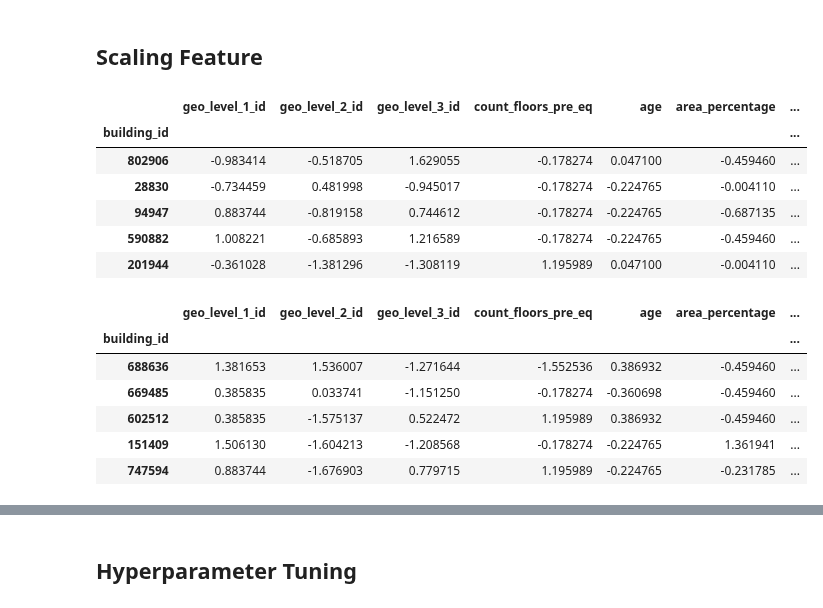
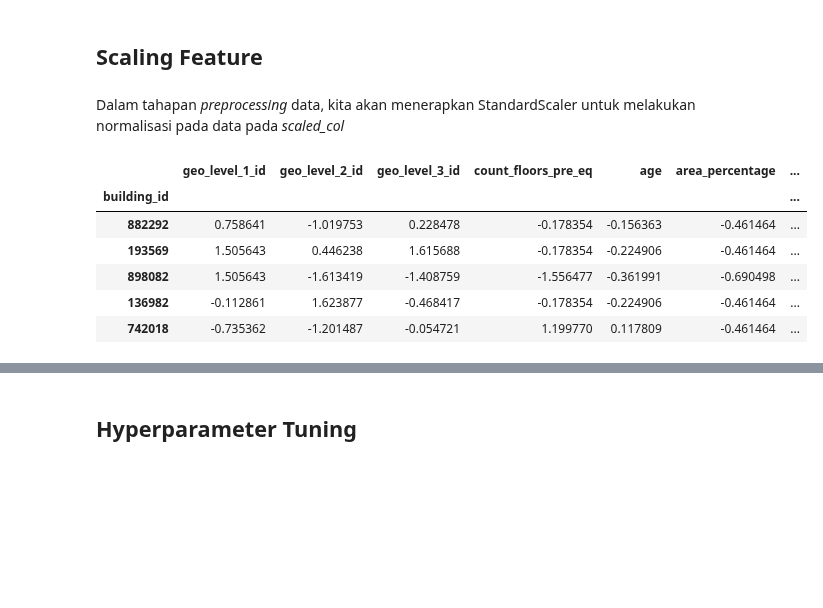
Before and after one commit to ReynaraEzra/Richter-Earthquake-Prediction, a Jupyter notebook: Richter_Prediction_Part3.ipynb, the cells around one changed output, grey strips where cells are left out. Drawn from its saved outputs; the diff is of its cells as text; code cells hidden in the pictures; blank space fills up the shorter version.

```diff
--- a/Richter_Prediction_Part3.ipynb
+++ b/Richter_Prediction_Part3.ipynb
@@ -229,0 +235,5 @@ df_new.sample(6)
+# %%
+data = df_new.copy()
+y = data['damage_grade']
+X = data[list(df_num.columns)+list(chi2_greater100.index)]
+X.drop('damage_grade', axis=1, inplace=True)
@@ -230,34 +285,23 @@ df_new.sample(6)
 # %% [markdown]
 ## **Scaling Feature**
+# %% [markdown]
+Dalam tahapan *preprocessing* data, kita akan menerapkan StandardScaler untuk melakukan normalisasi pada data pada *scaled_col*
 # %%
-standar_scaler = StandardScaler()
-scaled_df = df_new.copy()
+scaler = StandardScaler()
 
 scaled_col = ['geo_level_1_id', 'geo_level_2_id', 'geo_level_3_id',
               'count_floors_pre_eq', 'age', 'area_percentage',
               'height_percentage']
 
-feature_scaled = scaled_df[scaled_col]
-feature_scaled = standar_scaler.fit_transform(feature_scaled)
-scaled_df[scaled_col] = feature_scaled
-data = scaled_df.copy()
+X_train[scaled_col] = scaler.fit_transform(X_train[scaled_col])
+X_test[scaled_col] = scaler.transform(X_test[scaled_col])
 # %%
-data.head()
+X_train.head()
 # %% [output]
 |  | geo_level_1_id | geo_level_2_id | geo_level_3_id | count_floors_pre_eq | age | area_percentage | ... |
 | building_id |  |  |  |  |  |  | ... |
-| 802906 | -0.983414 | -0.518705 | 1.629055 | -0.178274 | 0.047100 | -0.459460 | ... |
-| 28830 | -0.734459 | 0.481998 | -0.945017 | -0.178274 | -0.224765 | -0.004110 | ... |
-| 94947 | 0.883744 | -0.819158 | 0.744612 | -0.178274 | -0.224765 | -0.687135 | ... |
-| 590882 | 1.008221 | -0.685893 | 1.216589 | -0.178274 | -0.224765 | -0.459460 | ... |
-| 201944 | -0.361028 | -1.381296 | -1.308119 | 1.195989 | 0.047100 | -0.004110 | ... |
+| 882292 | 0.758641 | -1.019753 | 0.228478 | -0.178354 | -0.156363 | -0.461464 | ... |
+| 193569 | 1.505643 | 0.446238 | 1.615688 | -0.178354 | -0.224906 | -0.461464 | ... |
+| 898082 | 1.505643 | -1.613419 | -1.408759 | -1.556477 | -0.361991 | -0.690498 | ... |
+| 136982 | -0.112861 | 1.623877 | -0.468417 | -0.178354 | -0.224906 | -0.461464 | ... |
+| 742018 | -0.735362 | -1.201487 | -0.054721 | 1.199770 | 0.117809 | -0.461464 | ... |
-# %%
-data.tail()
-# %% [output]
-|  | geo_level_1_id | geo_level_2_id | geo_level_3_id | count_floors_pre_eq | age | area_percentage | ... |
-| building_id |  |  |  |  |  |  | ... |
-| 688636 | 1.381653 | 1.536007 | -1.271644 | -1.552536 | 0.386932 | -0.459460 | ... |
-| 669485 | 0.385835 | 0.033741 | -1.151250 | -0.178274 | -0.360698 | -0.459460 | ... |
-| 602512 | 0.385835 | -1.575137 | 0.522472 | 1.195989 | 0.386932 | -0.459460 | ... |
-| 151409 | 1.506130 | -1.604213 | -1.208568 | -0.178274 | -0.224765 | 1.361941 | ... |
-| 747594 | 0.883744 | -1.676903 | 0.779715 | 1.195989 | -0.224765 | -0.231785 | ... |
```
Also changed, not shown: parts of 34 cells of this notebook.
